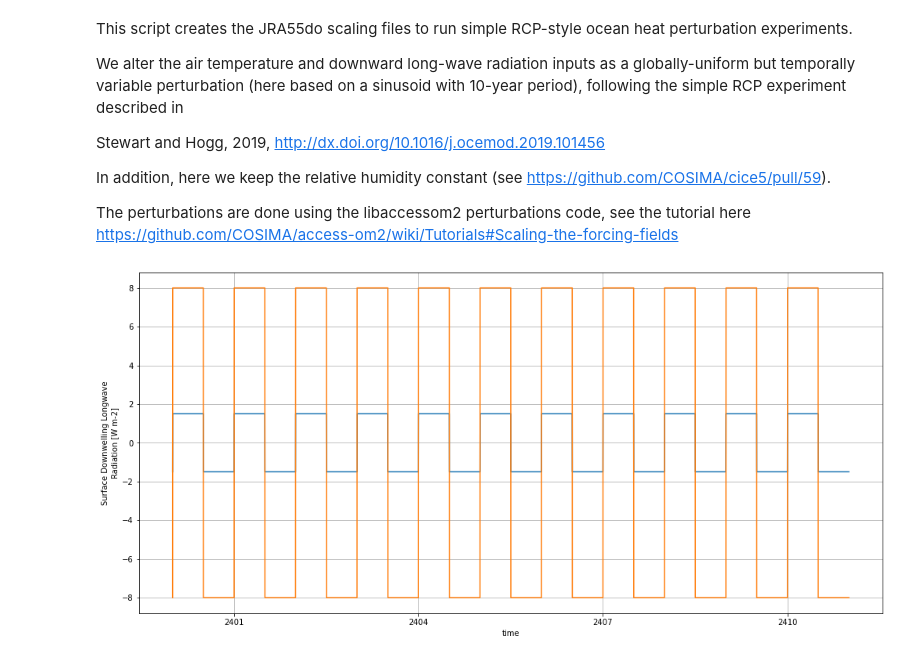
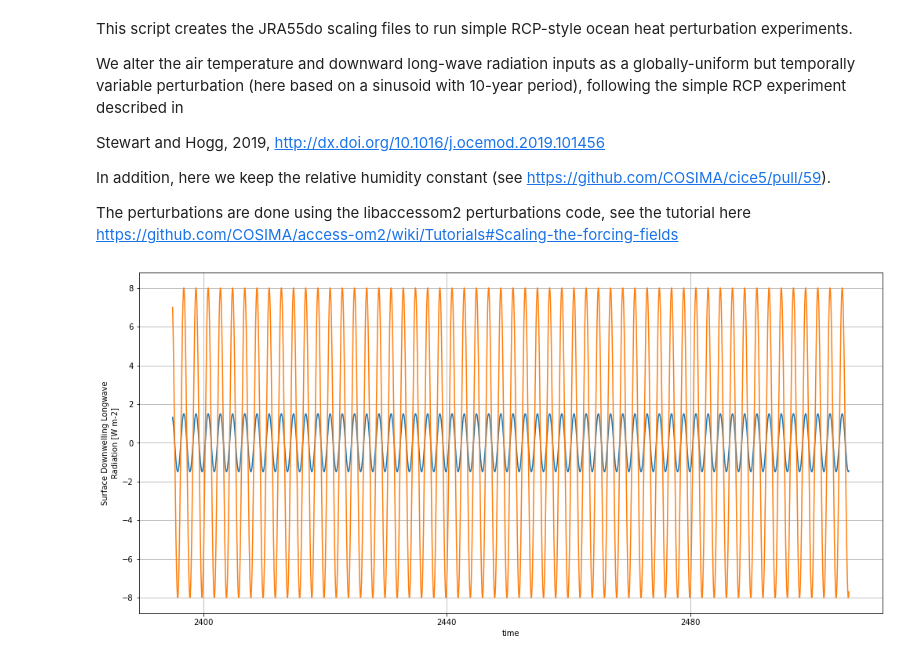
Before and after one commit to mpudig/1deg_jra55_ryf, a Jupyter notebook: ACCESS-OM2_OceanHeat_Make_Scaling.ipynb, the cells around one changed output. Drawn from its saved outputs; the diff is of its cells as text; code cells hidden in the pictures.

Commit message:
Hack for the leap year perturbation issue, and new diag table.

```diff
--- a/ACCESS-OM2_OceanHeat_Make_Scaling.ipynb
+++ b/ACCESS-OM2_OceanHeat_Make_Scaling.ipynb
@@ -29,65 +29,59 @@ Tin = JRAin + 'RYF.tas.1990_1991.nc' # Air temperature forcing file
 LRin = JRAin + 'RYF.rlds.1990_1991.nc' # Longwave radiation forcing file
 
 JRAout = '/scratch/e14/mp2135/access-om2/input/' # Output location for storing scaling files created by this script
-Tout = JRAout + 'RYF.tas.1990_1991_wcwc_step_period1.nc' # Air temperature scaling file
-LRout = JRAout + 'RYF.rlds.1990_1991_wcwc_step_period1.nc' # Longwave radiation scaling file
+Tout = JRAout + 'RYF.tas.1990_1991_sinusoid_x1_period2.nc' # Air temperature scaling file
+LRout = JRAout + 'RYF.rlds.1990_1991_sinusoid_x1_period2.nc' # Longwave radiation scaling file
 # %%
 # Define start and end times (based on "experiment" calendar, see https://github.com/COSIMA/access-om2/wiki/Tutorials#Scaling-the-forcing-fields)
-tstart = 2400 # start year of window in which scaling will be applied
-tend = 2410 # end year of window in which scaling will be applied
+
+# Have some buffer either side just in case:
+tstart = 2400 - 5 # start year of window in which scaling will be applied
+tend = 2500 + 5 # end year of window in which scaling will be applied
+
 
 seconds_in_year = (cftime.DatetimeNoLeap(1901,1,1,0,0,0,0) - cftime.DatetimeNoLeap(1900,1,1,0,0,0,0)).total_seconds()
 
 # Define sinusoid properties:
 Tamp = 1.5  # degrees C
 LRamp = 8   # Wm-2
-period = 1 # years
+period = 2 * 365.25 / 365 # years. NB: Need to scale the period to get rid of the leap year calendar issue that was not resolved as at 31/08/21.
 zeroYR = 0  # years
 
 # Extract time series and structure from original files:
 Tds_in = xr.open_dataset(Tin)
 LRds_in = xr.open_dataset(LRin)
 
 timeRYF = Tds_in.time.values
 timeFULL = np.concatenate(np.array([np.array([cftime.DatetimeNoLeap(year,x.month,x.day,x.hour,0,0,0) for x in timeRYF]) for year in np.arange(tstart,tend+1)])).ravel()
 timeYR = np.array([(x-cftime.DatetimeNoLeap(1900,1,1,0,0,0,0)).total_seconds()/seconds_in_year for x in timeFULL])
 
 # Make sinusoids:
-tas_ts = Tamp*np.sign(np.sin(2*np.pi*(timeYR-zeroYR)/period))
-rlds_ts = LRamp*np.sign(np.sin(2*np.pi*(timeYR-zeroYR)/period))
+tas_ts = Tamp*np.sin(2*np.pi*(timeYR-zeroYR)/period)
+rlds_ts = LRamp*np.sin(2*np.pi*(timeYR-zeroYR)/period)
 
 # Create new Datasets:
 tas = xr.DataArray(tas_ts, dims=['time'], coords={'time': timeFULL}, attrs=Tds_in.tas.attrs)
 Tds_out = Tds_in.drop_vars('tas').assign_coords({'time':timeFULL})
 Tds_out['tas'] = tas
 Tds_out.attrs.update({'title': 'Scaling for ' + Tds_out.attrs['title']})
-
+Tds_out.time.attrs.update(Tds_in.time.attrs)
+Tds_out.time.encoding['units'] = "days since '1900-01-01'"
 
 rlds = xr.DataArray(rlds_ts, dims=['time'], coords={'time': timeFULL}, attrs=LRds_in.rlds.attrs)
 LRds_out = LRds_in.drop_vars('rlds').assign_coords({'time':timeFULL})
 LRds_out['rlds'] = rlds
 LRds_out.attrs.update({'title': 'Scaling for ' + LRds_out.attrs['title']})
+LRds_out.time.attrs.update(LRds_in.time.attrs)
+LRds_out.time.encoding['units'] = "days since '1900-01-01'"
 
 # Plot as check:
 plt.figure(figsize=(17,8))
 Tds_out.tas.plot()
 LRds_out.rlds.plot()
 plt.grid()
 
-# Convert time back to days since 1900-1-1 (this is clunky... I'm sure there's a better way):
-Tds_out = Tds_out.assign_coords({'time':timeYR*seconds_in_year/86400})
-LRds_out = LRds_out.assign_coords({'time':timeYR*seconds_in_year/86400})
-attrsdic = {
-    'long_name':      "time",
-    'units':          "days since 1900-01-01",
-    'cartesian_axis': "T",
-    'calendar_type':  "NOLEAP",
-    'calendar':       "NOLEAP"}
-Tds_out.time.attrs = attrsdic
-LRds_out.time.attrs = attrsdic
-
-# Save back to netcdf:
+# # Save back to netcdf:
 LRds_out.to_netcdf(LRout)
 Tds_out.to_netcdf(Tout)
 # %% [output]
-[figure, old version]
+[figure, new version]
```
Also changed, not shown: parts of 2 cells of this notebook, 3 other files.
